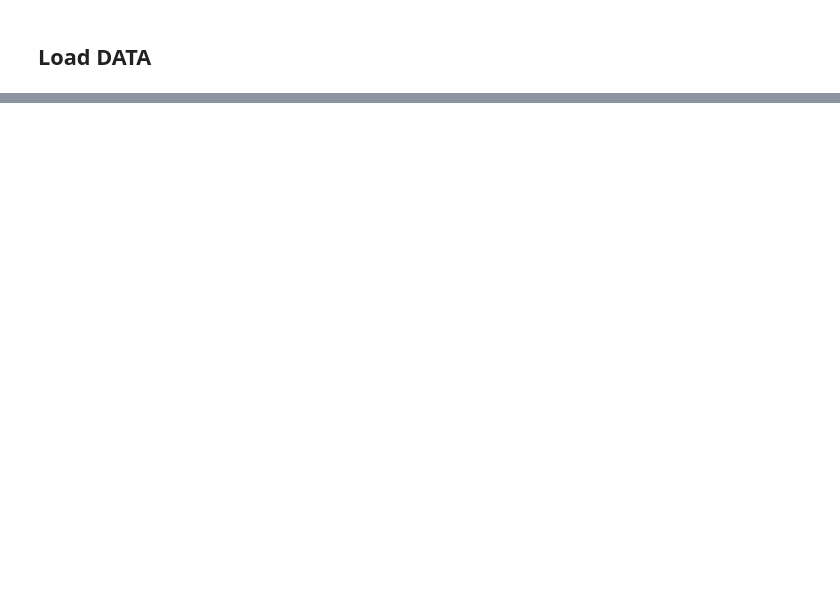
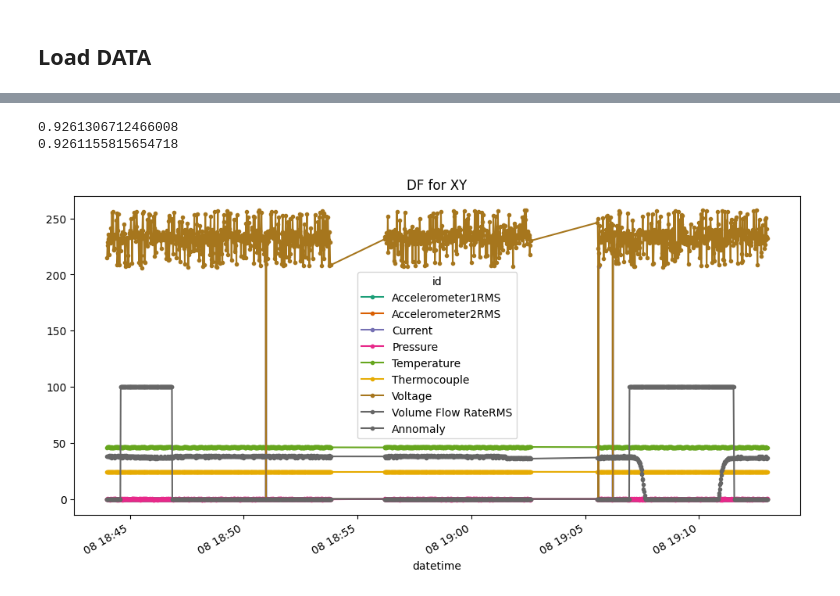
Before and after one commit to vlsu-labs/moad-works, a Jupyter notebook: lb5/main.ipynb, the cells around one changed output, grey strips where cells are left out. Saved outputs shown, nothing was run; the diff lists cells and outputs as text; code cells hidden in the pictures; blank space fills up the shorter version.

```diff
--- a/lb5/main.ipynb
+++ b/lb5/main.ipynb
@@ -5,8 +10,2 @@ from matplotlib import pyplot
 # %% [markdown]
 ## Load DATA
-# %%
-PATH = 'data.csv'
-
-df = pd.read_csv(PATH, delimiter=';', index_col='index')
-id_vals = df['id'].unique()
-df
@@ -30,0 +101,14 @@ Name: id, Length: 51240, dtype: object
+# %%
+X, Y = prepare_x_y(load_df, end_point='2019-07-08 19:13:00', start_point='2019-07-08 18:44:00')
+
+model = LinearDiscriminantAnalysis()
+model.fit(X, Y)
+
+cv = RepeatedStratifiedKFold(n_splits=10, n_repeats=3, random_state=1)
+scores = cross_val_score(model, X, Y, scoring='accuracy', cv=cv, n_jobs=-1)
+print(np.mean(scores))
+print(model.score(X, Y))
+# %% [output]
+0.9261306712466008
+0.9261155815654718
+[figure, added]
```
Also changed, not shown: parts of 7 cells of this notebook, 1 other file.
